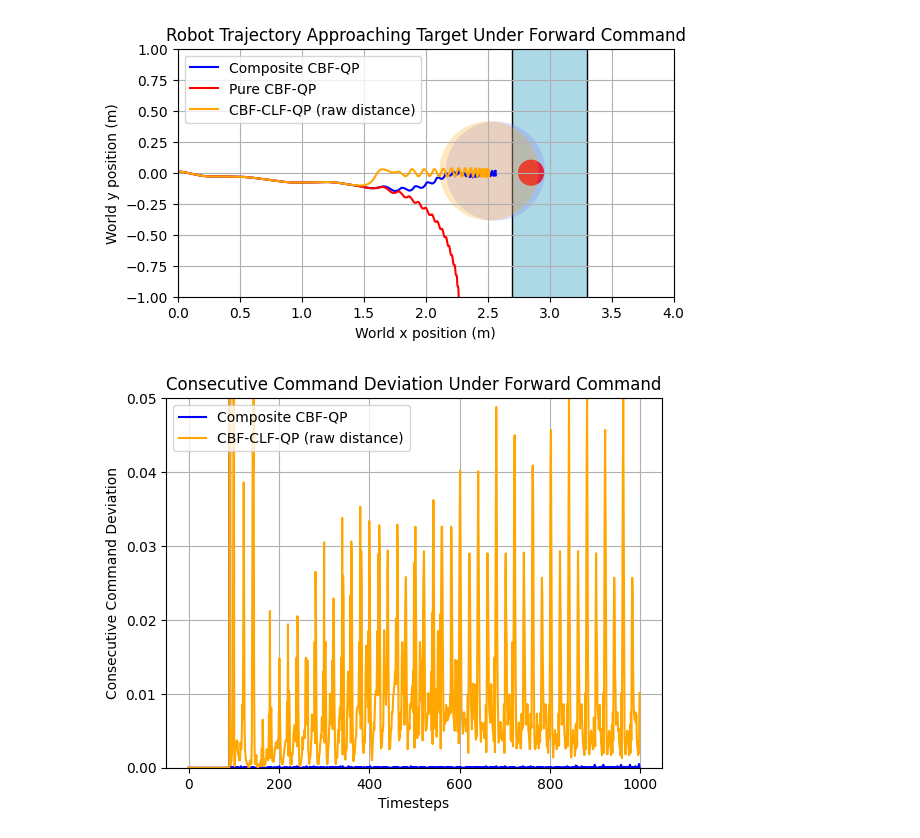
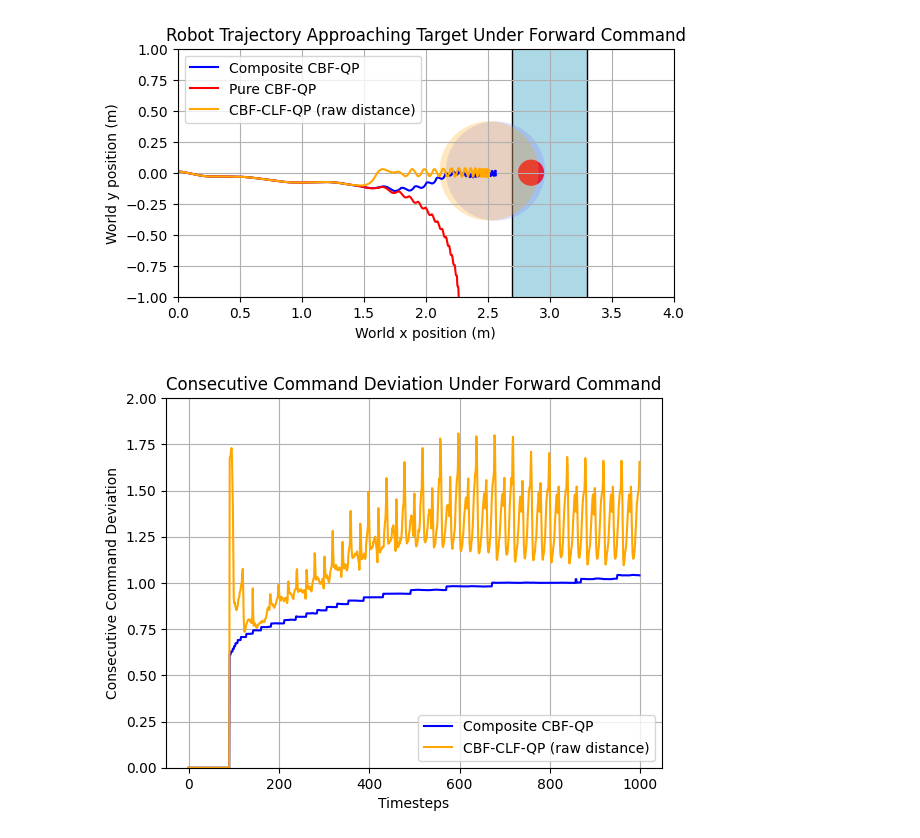
Before and after one commit to famsvip/Robot-Navigation-Collision-Avoidance-, a Jupyter notebook: data/plotting.ipynb, the cells around one changed output. Saved outputs shown, nothing was run; the diff lists cells and outputs as text; code cells hidden in the pictures.

```diff
--- a/data/plotting.ipynb
+++ b/data/plotting.ipynb
@@ -56,30 +56,31 @@ plt.show()
 # %%
 # Consecutive command error (squared error)
 
 def consecutive_command_change(cmd_array):
     change = []
     for i in range(np.size(cmd_array,axis=0)):
         if i != 0:
+            original_cmd = [1.0, 0.0, 0.0]
             prev_cmd = cmd_array[i-1]
             curr_cmd = cmd_array[i]
-            change.append(np.sum((curr_cmd - prev_cmd)**2))
+            change.append(np.sum((curr_cmd - original_cmd)**2))
         else:
             change.append(0)
     return np.array(change)
 
 fig, ax = plt.subplots()
 
 ax.plot(range(np.size(composite_cmds,axis=0)), consecutive_command_change(composite_cmds), color="b", label="Composite CBF-QP")
 ax.plot(range(np.size(separated_cmds,axis=0)), consecutive_command_change(separated_cmds), color=(1.0,0.65,0), label="CBF-CLF-QP (raw distance)")
-ax.set_ylim(0, 0.05)
+ax.set_ylim(0, 2.0)
 plt.title('Consecutive Command Deviation Under Forward Command')
 plt.xlabel("Timesteps")
 plt.ylabel("Consecutive Command Deviation")
 plt.grid(True)
 plt.legend()
 plt.show()
 # %% [output]
-[figure, old version]
+[figure, new version]
 # %%
 # CBF values
 # [cbf.h_static_obs, cbf.h_workspace, np.linalg.norm(cbf.grad_h_static_obs), np.linalg.norm(cbf.grad_h_workspace), cbf.moving_slack]
```
Also changed, not shown: parts of 5 cells of this notebook, 21 other files.
